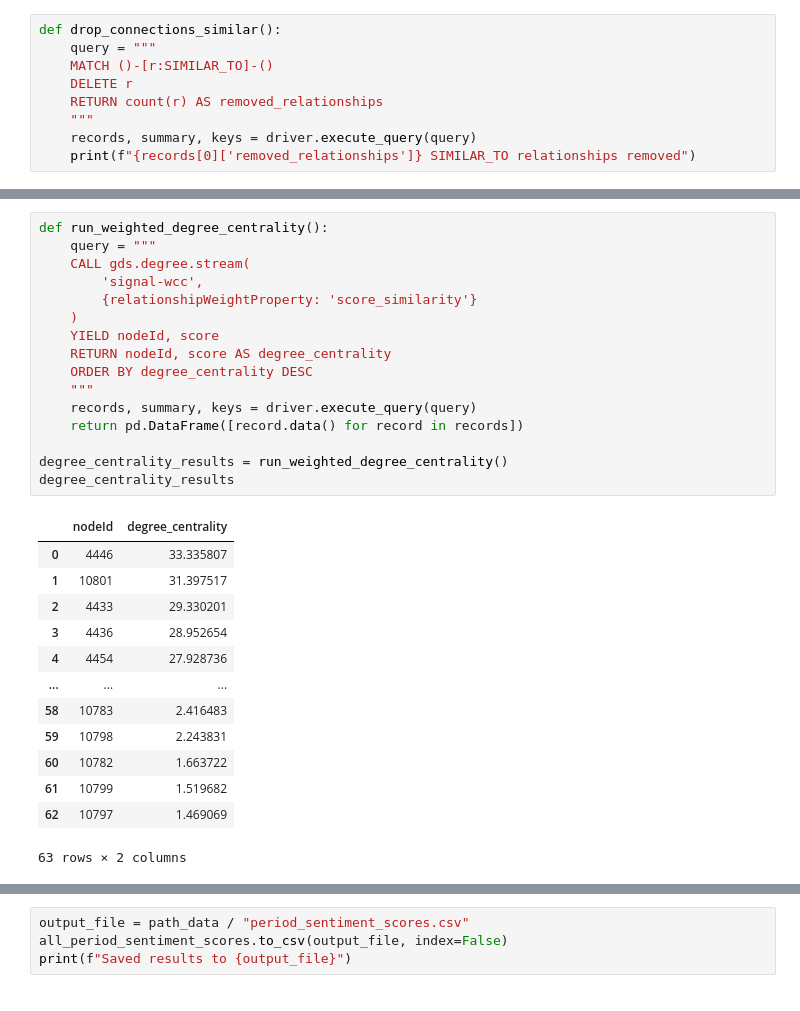
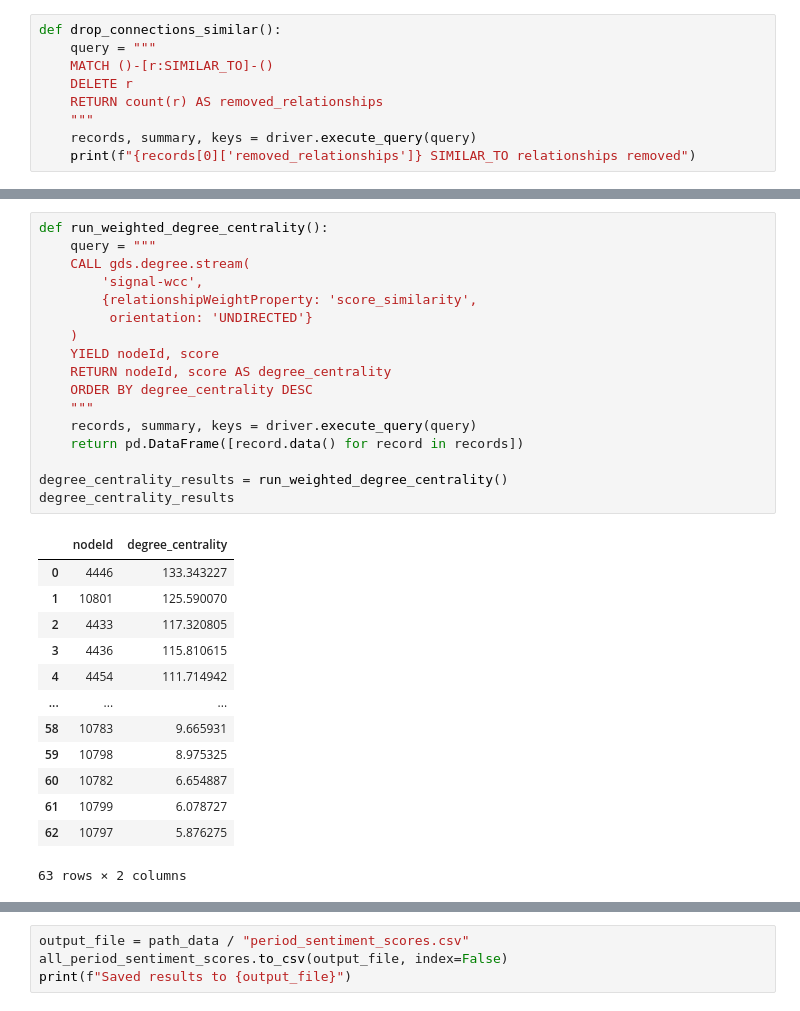
Before and after one commit to andertbrin/tcc_mba_usp_esalq, a Jupyter notebook: app/3. create_graph.ipynb, the cells around one changed output, grey strips where cells are left out. Drawn from its saved outputs; the diff is of its cells as text.

```diff
--- a/app/3. create_graph.ipynb
+++ b/app/3. create_graph.ipynb
@@ -552,30 +595,31 @@ betweenness_results
 # %%
 def run_weighted_degree_centrality():
     query = """
     CALL gds.degree.stream(
         'signal-wcc',
-        {relationshipWeightProperty: 'score_similarity'}
+        {relationshipWeightProperty: 'score_similarity',
+         orientation: 'UNDIRECTED'}
     )
     YIELD nodeId, score
     RETURN nodeId, score AS degree_centrality
     ORDER BY degree_centrality DESC
     """
     records, summary, keys = driver.execute_query(query)
     return pd.DataFrame([record.data() for record in records])
 
 degree_centrality_results = run_weighted_degree_centrality()
 degree_centrality_results
 # %% [output]
 |  | nodeId | degree_centrality |
-| 0 | 4446 | 33.335807 |
-| 1 | 10801 | 31.397517 |
-| 2 | 4433 | 29.330201 |
-| 3 | 4436 | 28.952654 |
-| 4 | 4454 | 27.928736 |
+| 0 | 4446 | 133.343227 |
+| 1 | 10801 | 125.590070 |
+| 2 | 4433 | 117.320805 |
+| 3 | 4436 | 115.810615 |
+| 4 | 4454 | 111.714942 |
 | ... | ... | ... |
-| 58 | 10783 | 2.416483 |
-| 59 | 10798 | 2.243831 |
-| 60 | 10782 | 1.663722 |
-| 61 | 10799 | 1.519682 |
-| 62 | 10797 | 1.469069 |
+| 58 | 10783 | 9.665931 |
+| 59 | 10798 | 8.975325 |
+| 60 | 10782 | 6.654887 |
+| 61 | 10799 | 6.078727 |
+| 62 | 10797 | 5.876275 |
 63 rows × 2 columns
```
Also changed, not shown: parts of 29 cells of this notebook, 34 other files.
